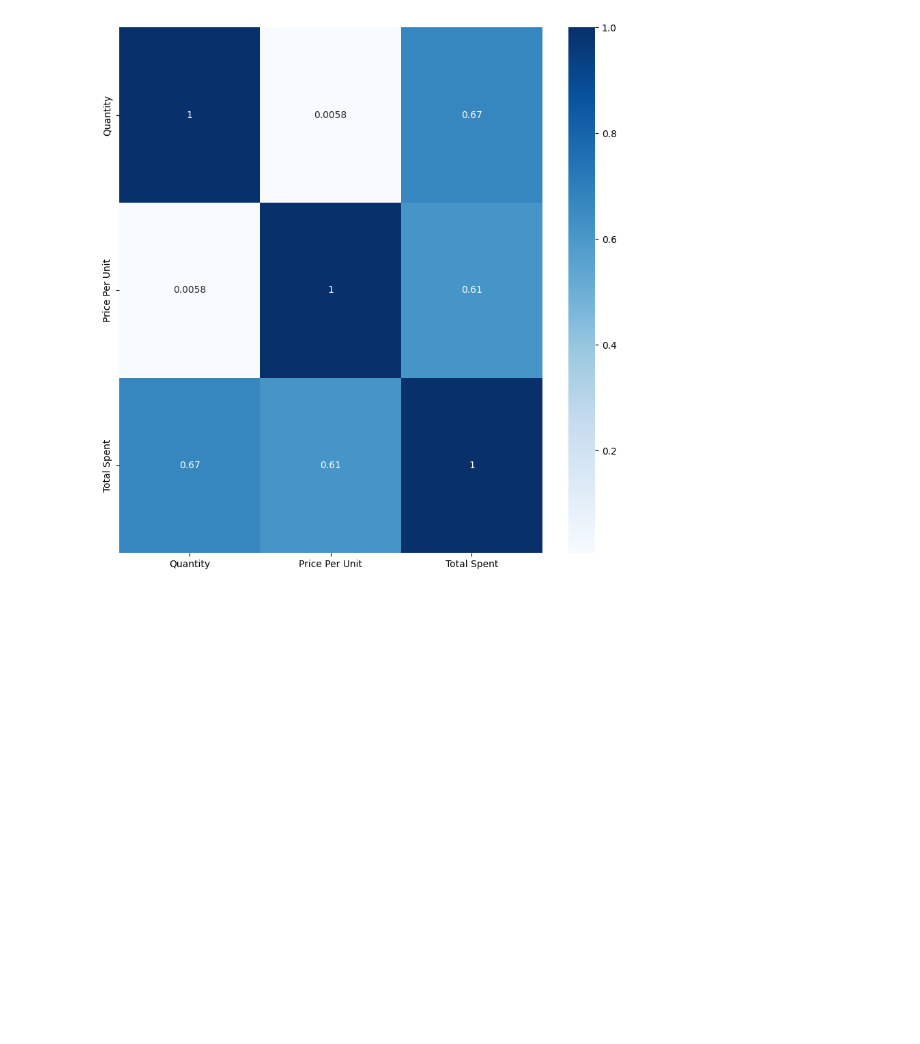
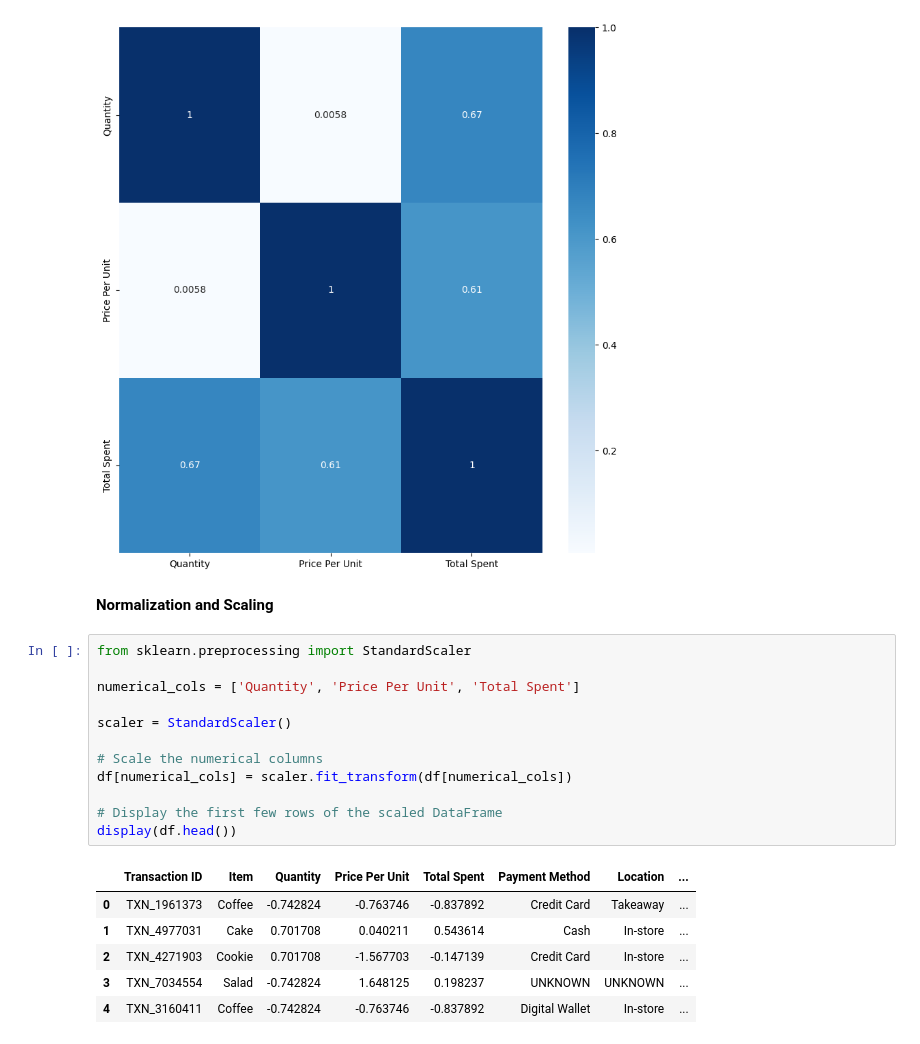
Before and after one commit to GoriyashKashyap/LaunchED_Projects, a Jupyter notebook: EDA_Project.ipynb, the cells around one changed output. Cells and saved outputs as stored; diff of their text form; blank space fills up the shorter version.

```diff
--- a/EDA_Project.ipynb
+++ b/EDA_Project.ipynb
@@ -280,3 +280,24 @@ sns.heatmap(df.drop('Transaction ID', axis=1).corr(numeric_only=True),annot=True
 # %% [output]
 <Axes: >
 [figure]
+# %% [markdown]
+**Normalization and Scaling**
+# %%
+from sklearn.preprocessing import StandardScaler
+
+numerical_cols = ['Quantity', 'Price Per Unit', 'Total Spent']
+
+scaler = StandardScaler()
+
+# Scale the numerical columns
+df[numerical_cols] = scaler.fit_transform(df[numerical_cols])
+
+# Display the first few rows of the scaled DataFrame
+display(df.head())
+# %% [output]
+|  | Transaction ID | Item | Quantity | Price Per Unit | Total Spent | Payment Method | Location | ... |
+| 0 | TXN_1961373 | Coffee | -0.742824 | -0.763746 | -0.837892 | Credit Card | Takeaway | ... |
+| 1 | TXN_4977031 | Cake | 0.701708 | 0.040211 | 0.543614 | Cash | In-store | ... |
+| 2 | TXN_4271903 | Cookie | 0.701708 | -1.567703 | -0.147139 | Credit Card | In-store | ... |
+| 3 | TXN_7034554 | Salad | -0.742824 | 1.648125 | 0.198237 | UNKNOWN | UNKNOWN | ... |
+| 4 | TXN_3160411 | Coffee | -0.742824 | -0.763746 | -0.837892 | Digital Wallet | In-store | ... |
```
